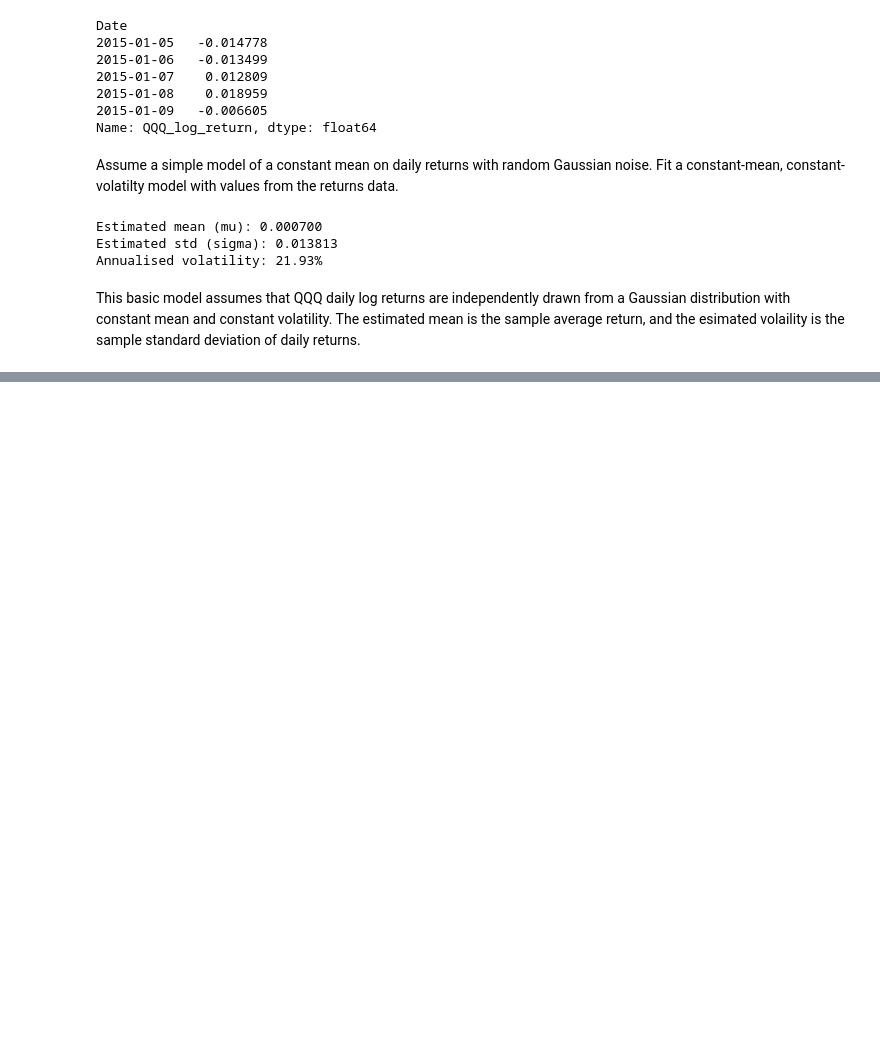
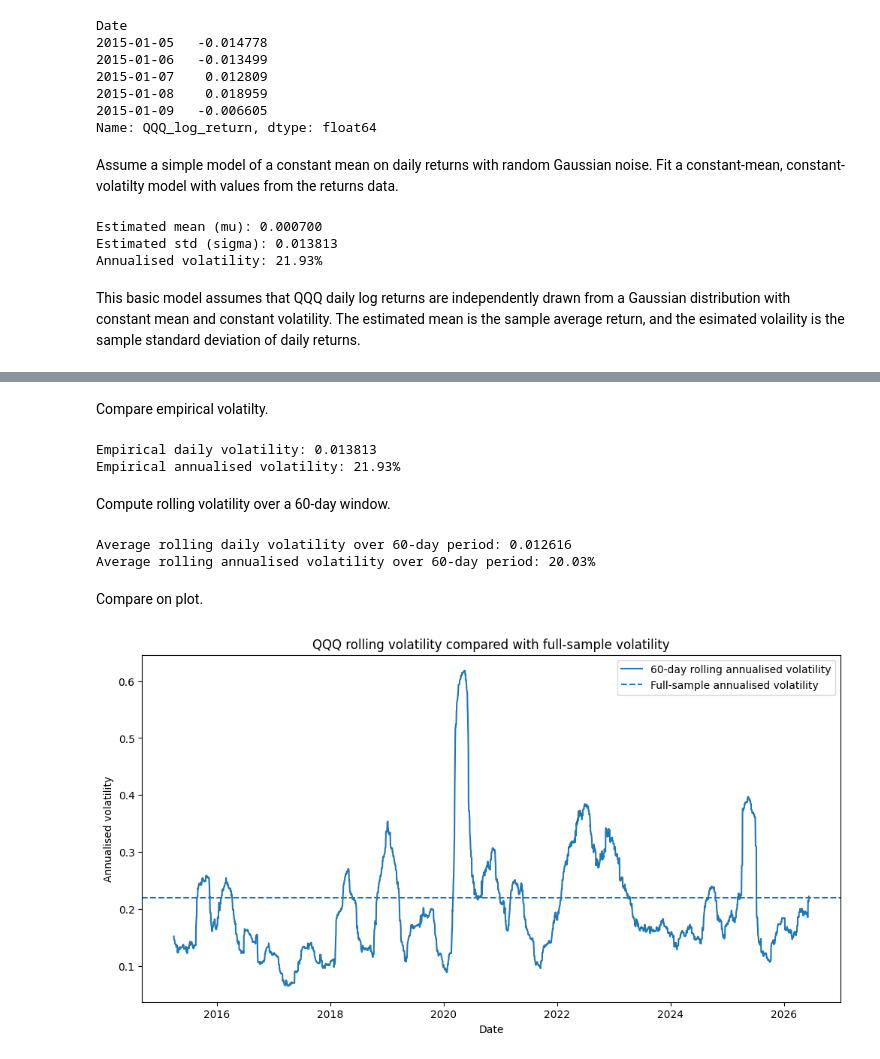
Before and after one commit to jack-samuel-ml/bayesian-times-series-finance, a Jupyter notebook: notebooks/02_baseline_return_model.ipynb, the cells around one changed output, grey strips where cells are left out. Saved outputs shown, nothing was run; the diff lists cells and outputs as text; code cells hidden in the pictures; blank space fills up the shorter version.

Commit message:
Figures

```diff
--- a/notebooks/02_baseline_return_model.ipynb
+++ b/notebooks/02_baseline_return_model.ipynb
@@ -73,0 +116,47 @@ plt.show()
+# %% [markdown]
+Compare empirical volatilty.
+# %%
+empirical_volatilty = returns.std()
+empirical_annualised_volatility = empirical_volatilty * np.sqrt(252)
+
+print(f"\nEmpirical daily volatility: {empirical_volatilty:.6f}")
+print(f"Empirical annualised volatility: {empirical_annualised_volatility:.2%}")
+# %% [output]
+Empirical daily volatility: 0.013813
+Empirical annualised volatility: 21.93%
+# %% [markdown]
+Compute rolling volatility over a 60-day window.
+# %%
+rolling_volatility = returns.rolling(window=60).std()
+rolling_annualised_volatility = rolling_volatility * np.sqrt(252)
+
+print(f"\nAverage rolling daily volatility over 60-day period: {rolling_volatility.mean():.6f}")
+print(f"Average rolling annualised volatility over 60-day period: {rolling_annualised_volatility.mean():.2%}")
+# %% [output]
+Average rolling daily volatility over 60-day period: 0.012616
+Average rolling annualised volatility over 60-day period: 20.03%
+# %% [markdown]
+Compare on plot.
+# %%
+fig, ax = plt.subplots(figsize=(12, 6))
+
+ax.plot(
+    rolling_annualised_volatility.index,
+    rolling_annualised_volatility,
+    label="60-day rolling annualised volatility"
+)
+
+ax.axhline(
+    empirical_annualised_volatility,
+    linestyle="--",
+    label="Full-sample annualised volatility"
+)
+
+ax.set_title("QQQ rolling volatility compared with full-sample volatility")
+ax.set_xlabel("Date")
+ax.set_ylabel("Annualised volatility")
+ax.legend()
+
+plt.show()
+# %% [output]
+[figure, added]
```
Also changed, not shown: parts of 11 cells of this notebook, 1 other file.
